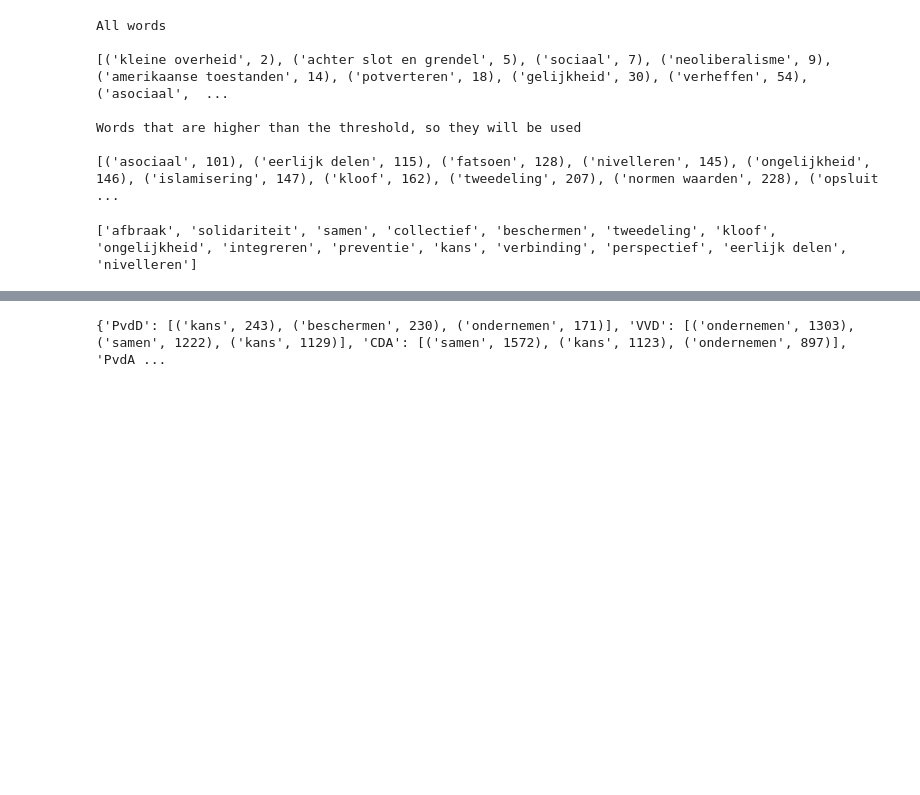
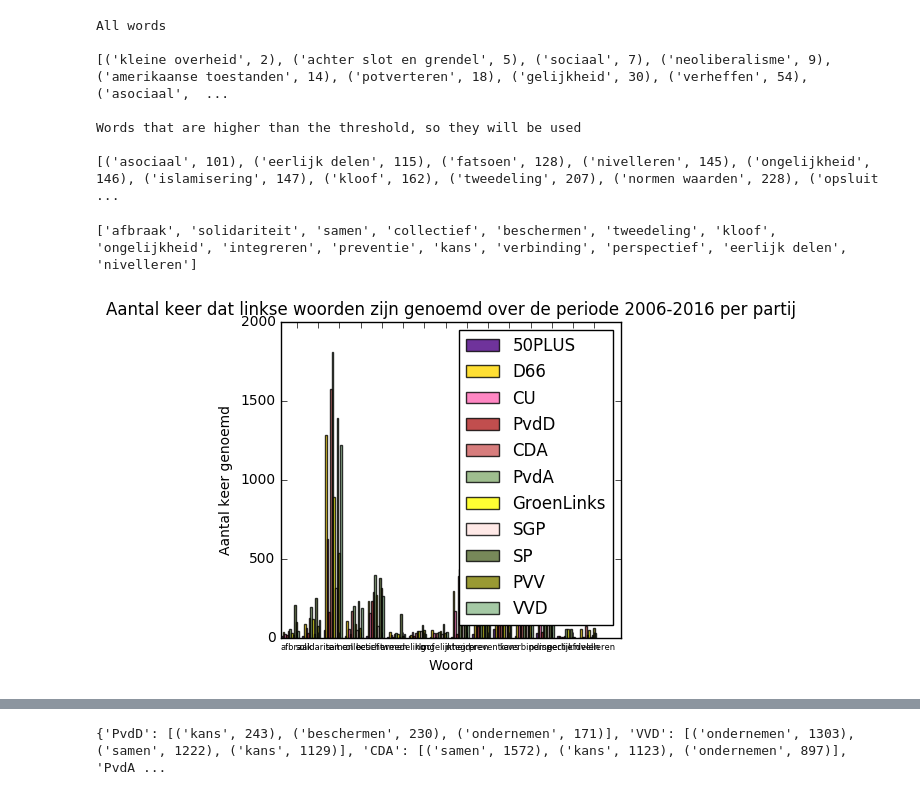
Before and after one commit to Caiit/nrc, a Jupyter notebook: NRC LinkseRechtse woorden.ipynb, the cells around one changed output, grey strips where cells are left out. Cells and saved outputs as stored; diff of their text form; code cells hidden in the pictures; blank space fills up the shorter version.

Commit message:
update code and images

```diff
--- a/NRC LinkseRechtse woorden.ipynb
+++ b/NRC LinkseRechtse woorden.ipynb
@@ -110,7 +110,8 @@ import csv
 import re
 
 # Parties used
-parties = {"SP": {}, "PvdA": {}, "D66": {}, "GroenLinks": {}, "50PLUS": {}, "SGP": {}, "VVD": {}, "CU": {}, "PVV": {}, "PvdD": {}, "CDA": {}}
+parties = {"SP": {}, "PvdA": {}, "D66": {}, "GroenLinks": {}, "50PLUS": {}, "SGP": {}, "VVD": {}, "CU": {},
+           "PVV": {}, "PvdD": {}, "CDA": {}}
 
 # Dict which will contain all words with their amount of occurences
 words = {}
@@ -197,7 +198,7 @@ Words that are higher than the threshold, so they will be used
 import matplotlib.pyplot as plt
 import numpy as np
 
-def makeGraph(words, counts, allColors, allParties, wordSort):
+def makeGraph(words, counts, allColors, allParties, wordSort, info):
     fig, ax = plt.subplots()
     n_groups = len(allParties)
     index = np.arange(len(words))
@@ -210,7 +211,7 @@ def makeGraph(words, counts, allColors, allParties, wordSort):
 
     plt.xlabel('Woord')
     plt.ylabel('Aantal keer genoemd')
-    plt.title('Aantal keer dat ' + wordSort + ' woorden zijn genoemd over de periode 2006-2016 per partij')
+    plt.title('Aantal keer dat ' + wordSort + ' woorden zijn genoemd over de periode 2006-2016 ' + info)
     plt.xticks(index + 0.75, words, fontsize=6)
     plt.legend()
     plt.tight_layout()
@@ -240,8 +241,10 @@ print(getUsedWords(allLeftWords, sorted_words))
 # %%
 import matplotlib.colors as colors
 
 allColors = list(colors.cnames.keys())
-allUsedLeftWords = getUsedWords(allLeftWords, sorted_words)
+allUsedLeftWords = getUsedWords(allLeftWords, used_words)
 counts = calculateCountsParty(parties, allUsedLeftWords)
-makeGraph(allUsedLeftWords, counts, allColors, list(parties.keys()), 'linkse')
+makeGraph(allUsedLeftWords, counts, allColors, list(parties.keys()), 'linkse', 'per partij')
+# %% [output]
+[figure, added]
 # %%
```
Also changed, not shown: parts of 5 cells of this notebook, 4 other files.
